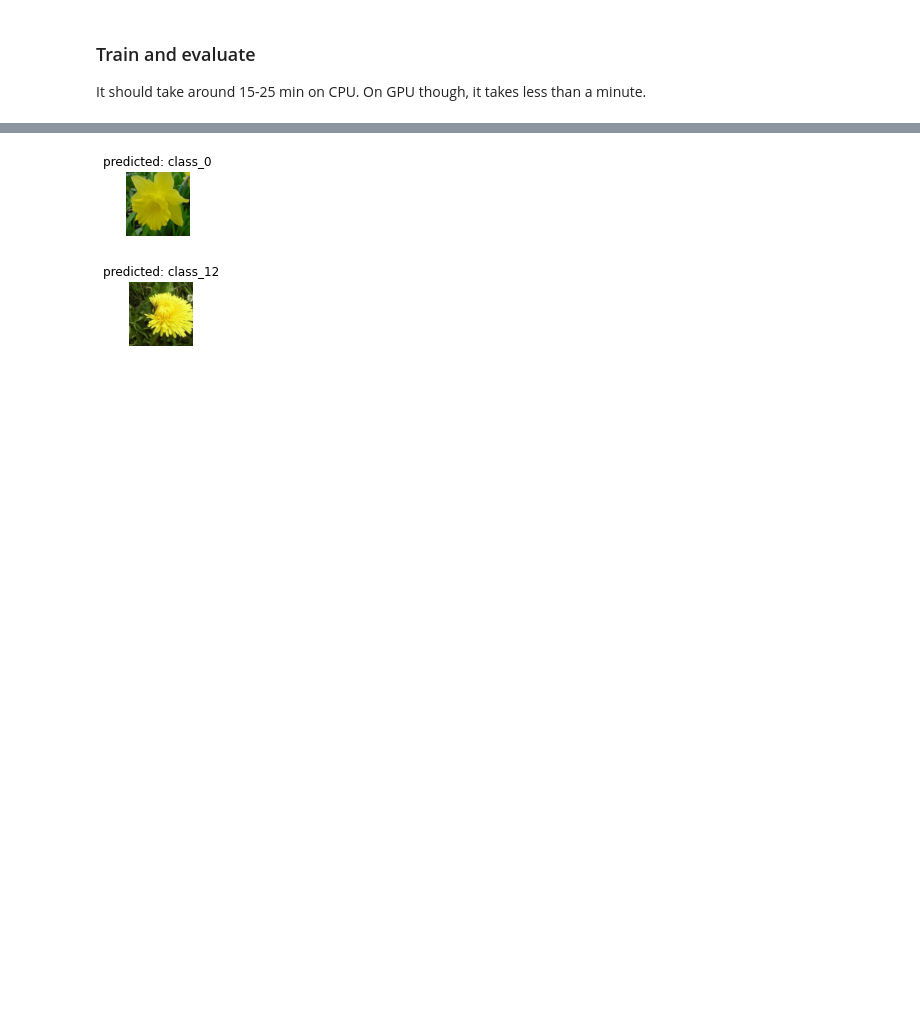
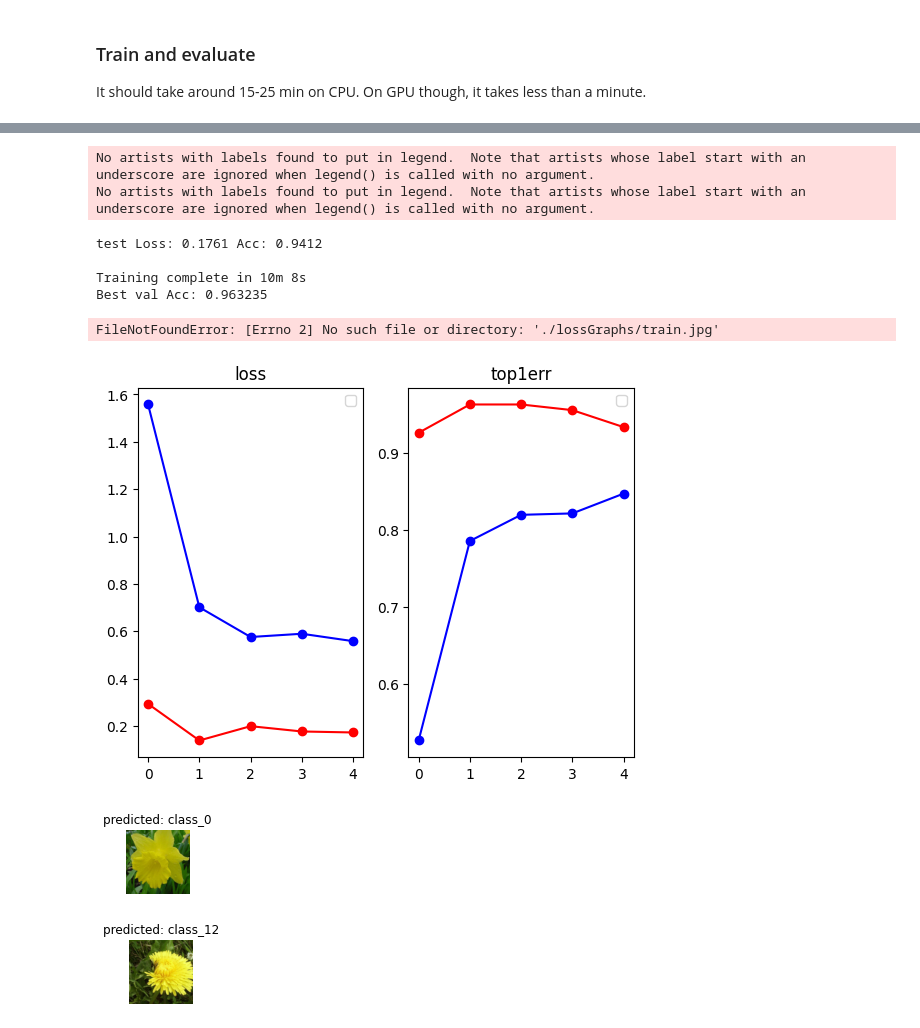
Before and after one commit to Ivan-KKH/Image-Classification-on-Oxford-17-Flowers-Dataset-Using-Convolutional-Neural-Network, a Jupyter notebook: ResNet.ipynb, the cells around one changed output, grey strips where cells are left out. Saved outputs shown, nothing was run; the diff lists cells and outputs as text; code cells hidden in the pictures; blank space fills up the shorter version.

Commit message:
loss graph

```diff
--- a/ResNet.ipynb
+++ b/ResNet.ipynb
@@ -155,7 +155,7 @@ def train_model(model, criterion, optimizer, scheduler, num_epochs=25):
     val_loss = []
     train_acc = []
     val_acc = []
-    x_epoch = np.arange(1, 51)
+    x_epoch = np.arange(num_epochs)
     for epoch in range(num_epochs):
         print(f'Epoch {epoch}/{num_epochs - 1}')
         print('-' * 10)
@@ -200,12 +200,12 @@ def train_model(model, criterion, optimizer, scheduler, num_epochs=25):
             epoch_loss = running_loss / dataset_sizes[phase]
             epoch_acc = running_corrects.double() / dataset_sizes[phase]
             if phase == 'train':
-                train_loss += epoch_loss
-                train_acc += epoch_acc
+                train_loss.append(epoch_loss)
+                train_acc.append(epoch_acc)
 
             elif phase == 'val':
-                val_loss += epoch_loss
-                val_acc += epoch_acc
+                val_loss.append(epoch_loss)
+                val_acc.append(epoch_acc)
 
             print(f'{phase} Loss: {epoch_loss:.4f} Acc: {epoch_acc:.4f}')
 
@@ -292,5 +290,5 @@ It should take around 15-25 min on CPU. On GPU though, it takes less than a
 minute.
 # %%
 model_ft = train_model(model_ft, criterion, optimizer_ft, exp_lr_scheduler,
-                       num_epochs=25)
+                       num_epochs=5)
 # %% [output]
@@ -314,3 +312,11 @@ Best val Acc: 0.955882
+No artists with labels found to put in legend.  Note that artists whose label start with an underscore are ignored when legend() is called with no argument.
+No artists with labels found to put in legend.  Note that artists whose label start with an underscore are ignored when legend() is called with no argument.
+test Loss: 0.1761 Acc: 0.9412
+
+Training complete in 10m 8s
+Best val Acc: 0.963235
+FileNotFoundError: [Errno 2] No such file or directory: './lossGraphs/train.jpg'
+[figure, added]
 # %%
 visualize_model(model_ft)
 # %% [output]
```
Also changed, not shown: parts of 4 cells of this notebook.
